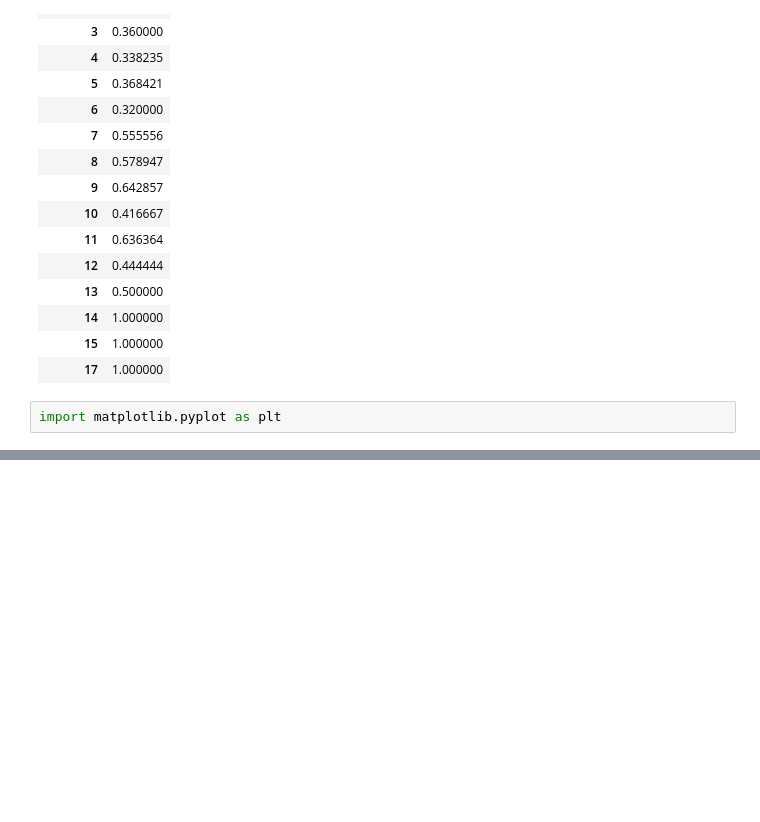
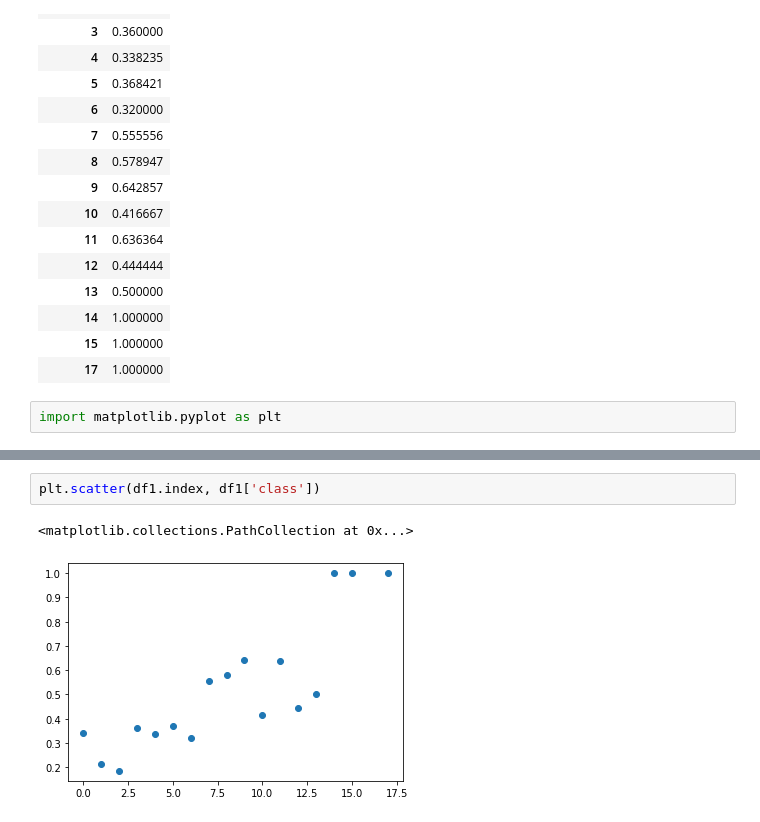
Before and after one commit to fasthill/AI_advaned_ksa, a Jupyter notebook: deeplearning/notebooks/chap 11. 데이터 다루기.ipynb, the cells around one changed output, grey strips where cells are left out. Drawn from its saved outputs; the diff is of its cells as text; blank space fills up the shorter version.

```diff
--- a/deeplearning/notebooks/chap 11. 데이터 다루기.ipynb
+++ b/deeplearning/notebooks/chap 11. 데이터 다루기.ipynb
@@ -110,0 +150,5 @@ df1
+# %%
+plt.scatter(df1.index, df1['class'])
+# %% [output]
+<matplotlib.collections.PathCollection at 0x...>
+[figure, new version]
```
Also changed, not shown: parts of 29 cells of this notebook, 1 other file.
